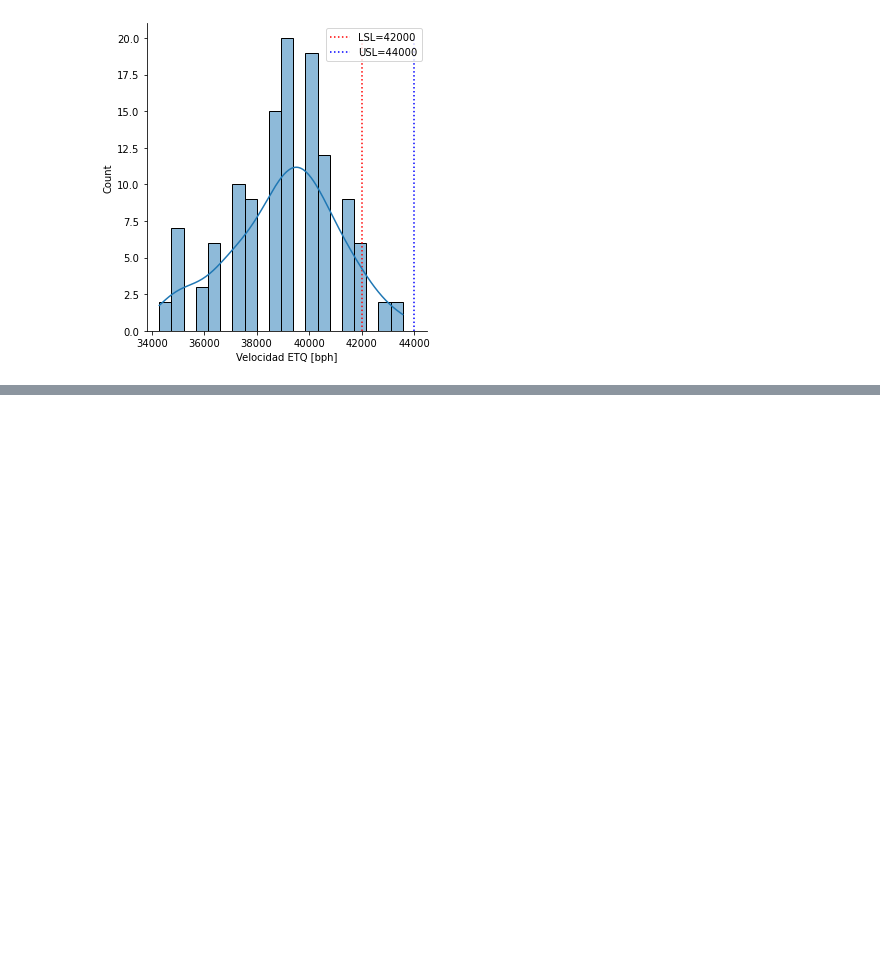
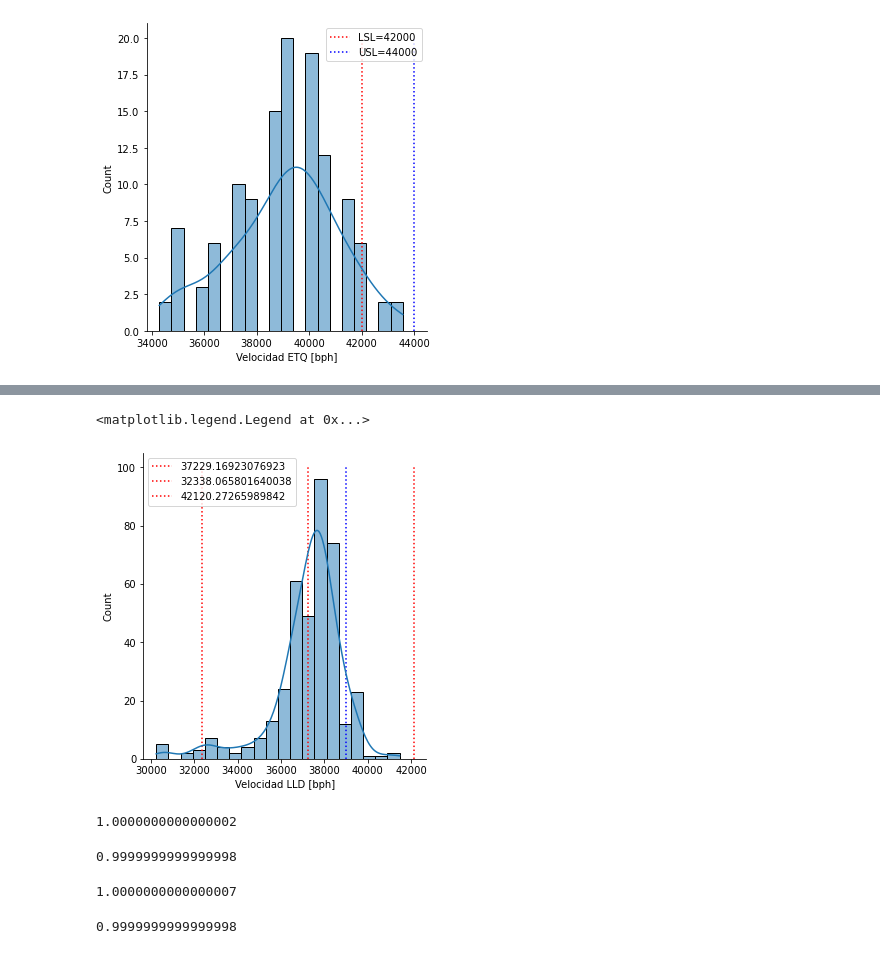
Before and after one commit to doblevm/analysisGLY, a Jupyter notebook: Analysis GLY .ipynb, the cells around one changed output, grey strips where cells are left out. Saved outputs shown, nothing was run; the diff lists cells and outputs as text; code cells hidden in the pictures; blank space fills up the shorter version.

```diff
--- a/Analysis GLY .ipynb
+++ b/Analysis GLY .ipynb
@@ -111,0 +126,18 @@ plt.legend()
+# %%
+std_LLD_oct = df_LLD_Filtr_oct['Velocidad LLD [bph]'].std()
+# %%
+mean_LLD_oct = df_LLD_Filtr_oct['Velocidad LLD [bph]'].mean()
+# %%
+LCL_LLD_oct = mean_LLD_oct - 3*std_LLD_oct
+UCL_LLD_oct = mean_LLD_oct + 3*std_LLD_oct
+# %%
+sns.displot(df_LLD_Filtr_oct['Velocidad LLD [bph]'], kde=True, bins=20)
+#
+plt.vlines(39000, 0, 100, color='b', linestyles='dotted')
+plt.vlines(mean_LLD_oct, 0, 100, color='r', linestyles='dotted', label= mean_LLD_oct)
+plt.vlines(LCL_LLD_oct, 0, 100, color='r', linestyles='dotted', label= LCL_LLD_oct)
+plt.vlines(UCL_LLD_oct, 0, 100, color='r', linestyles='dotted', label= UCL_LLD_oct)
+plt.legend()
+# %% [output]
+<matplotlib.legend.Legend at 0x...>
+[figure, added]
@@ -111,0 +146,4 @@ plt.legend()
+# %%
+Cp_LLD_oct
+# %% [output]
+1.0000000000000002
@@ -111,0 +152,4 @@ plt.legend()
+# %%
+Cp_lower_LLD_oct
+# %% [output]
+0.9999999999999998
@@ -111,0 +158,4 @@ plt.legend()
+# %%
+Cp_upper_LLD_oct
+# %% [output]
+1.0000000000000007
@@ -111,0 +164,4 @@ plt.legend()
+# %%
+Cpk
+# %% [output]
+0.9999999999999998
```
Also changed, not shown: parts of 7 cells of this notebook.
